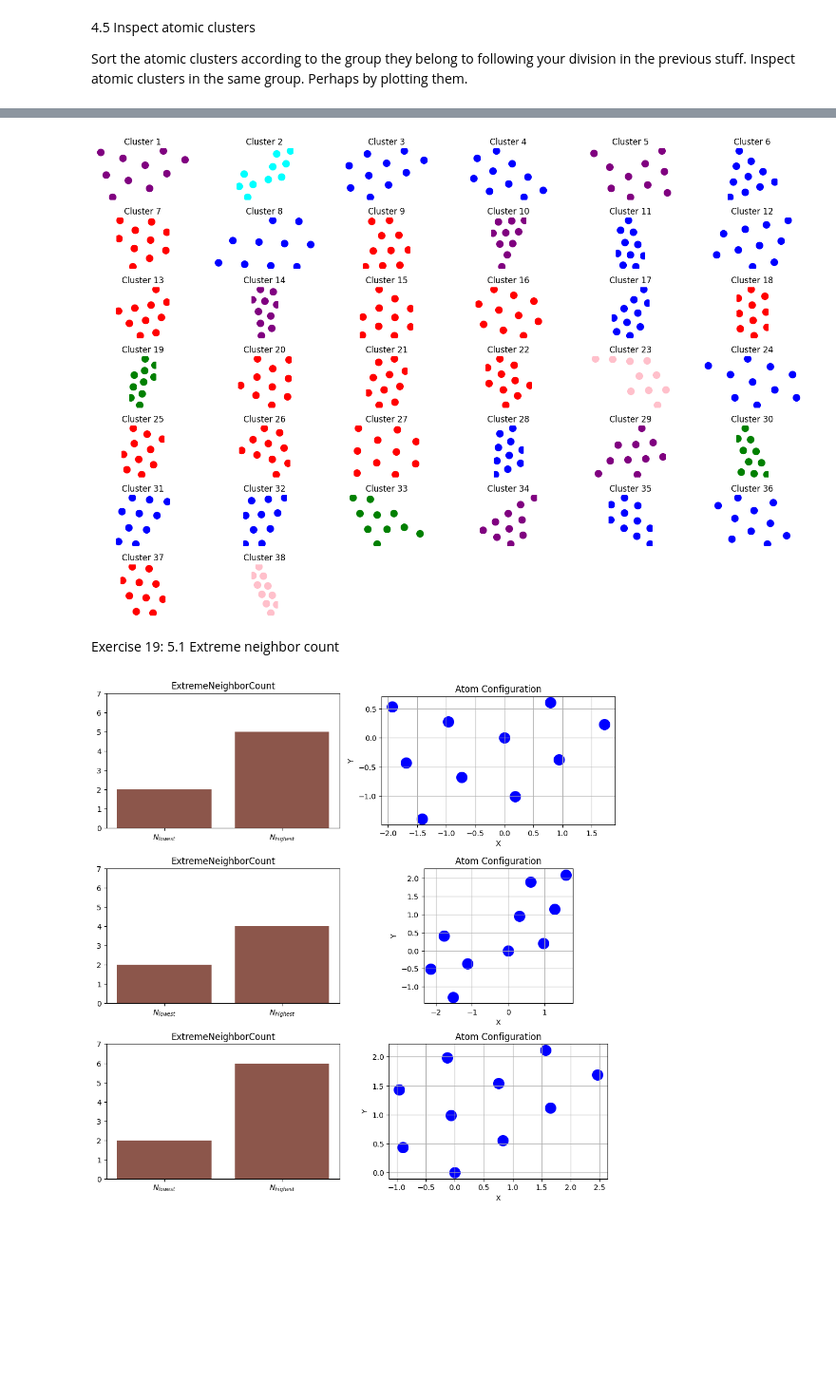
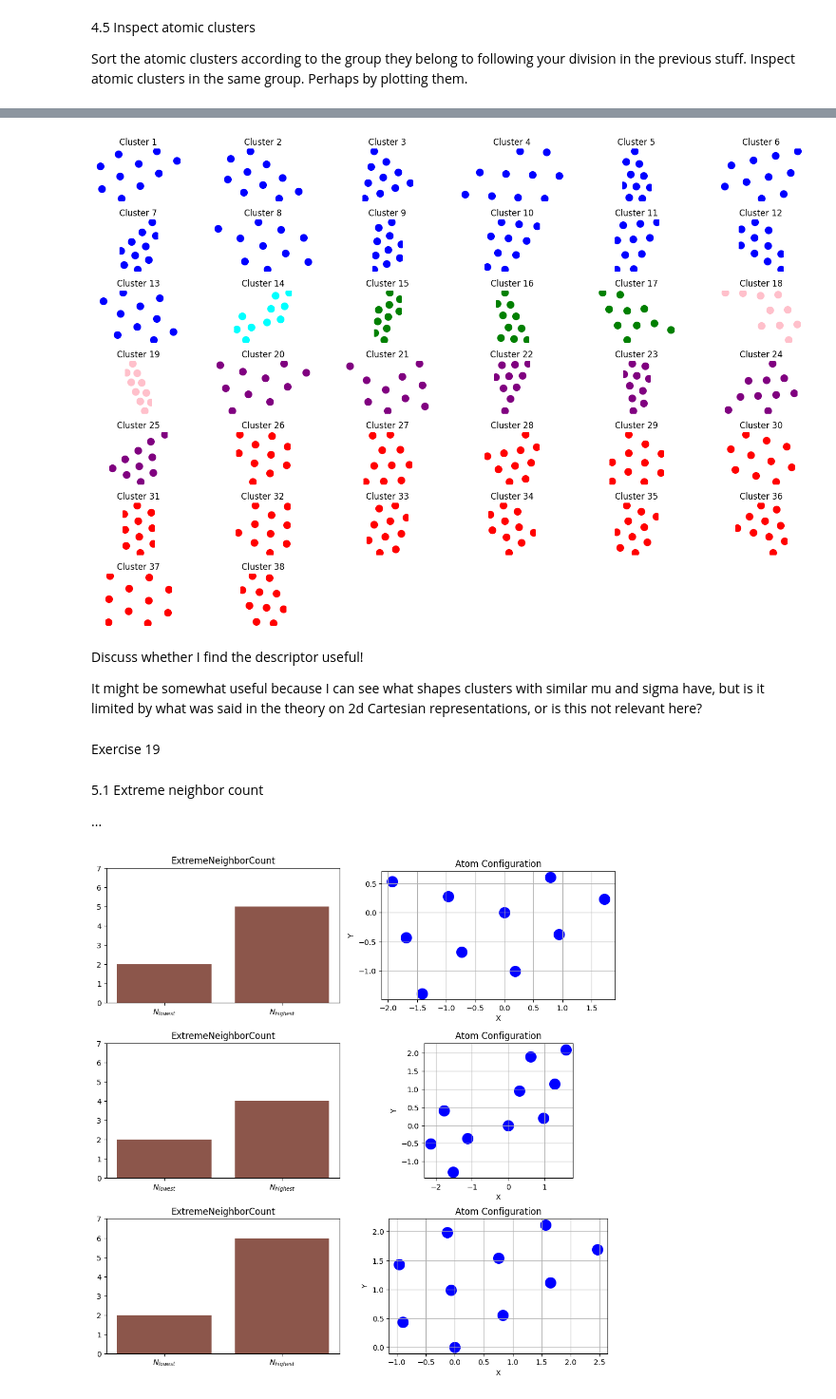
Before and after one commit to Justusperthes/Comphy, a Jupyter notebook: w4/clustering.ipynb, the cells around one changed output, grey strips where cells are left out. Shown at 95% size. Drawn from its saved outputs; the diff is of its cells as text; code cells hidden in the pictures; blank space fills up the shorter version.

```diff
--- a/w4/clustering.ipynb
+++ b/w4/clustering.ipynb
@@ -107,3 +107,15 @@ plt.show()
 
 Sort the atomic clusters according to the group they belong to following your division in the previous stuff.
 Inspect atomic clusters in the same group. Perhaps by plotting them.
+# %%
+# Sort pairs by the color
+sorted_pairs = sorted(zip(colors, positions), key=lambda pair: pair[0])  # Use color as the key
+sorted_colors, sorted_positions = zip(*sorted_pairs)  # Unzip the sorted pairs
+
+# Convert back to lists if needed
+sorted_colors = list(sorted_colors)
+sorted_positions = list(sorted_positions)
+
+# Print results for verification
+print("Sorted Colors:", sorted_colors)
+print("Sorted Positions:", sorted_positions)
@@ -110,32 +140,44 @@ Inspect atomic clusters in the same group. Perhaps by plotting them.
 # %%
 n_clusters = len(positions)
 
 n_cols = 6
 n_rows = (n_clusters + n_cols - 1) // n_cols
 
 fig, axes = plt.subplots(n_rows, n_cols, figsize=(15, 10))
 
 axes = axes.flatten()
 
-for i, pos in enumerate(positions):
+# positions_sorted = []
+# for i in range(len(positions)):
+#     if
+
+
+for i, pos in enumerate(sorted_positions):
     ax = axes[i]
-    ax.scatter(pos[:, 0], pos[:, 1], color=colors[i], s=100, label="Atoms")
+    ax.scatter(pos[:, 0], pos[:, 1], color=sorted_colors[i], s=100, label="Atoms")
     ax.set_title(f"Cluster {i+1}")
     ax.set_xlabel("X")
     ax.set_ylabel("Y")
     ax.set_aspect('equal')
     ax.axis('off')
 
 for ax in axes[n_clusters:]:
     fig.delaxes(ax)
 
-# Adjust layout
 plt.tight_layout()
 plt.show()
 # %% [output]
-[figure, old version]
+[figure, new version]
+# %% [markdown]
+Discuss whether I find the descriptor useful!
+
+It might be somewhat useful because I can see what shapes clusters with similar mu and sigma have, but is it limited by what was said in the theory on 2d Cartesian representations, or is this not relevant here?
+# %% [markdown]
+Exercise 19
 # %% [markdown]
-Exercise 19: 5.1 Extreme neighbor count
+5.1 Extreme neighbor count
+
+...
 # %%
 from scipy.spatial.distance import pdist,squareform
 
```
Also changed, not shown: parts of 1 cell of this notebook.
